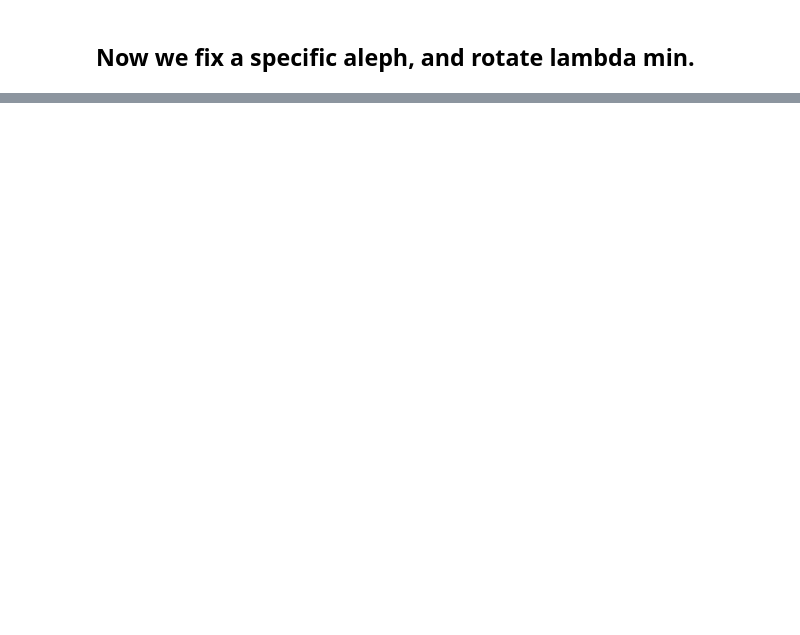
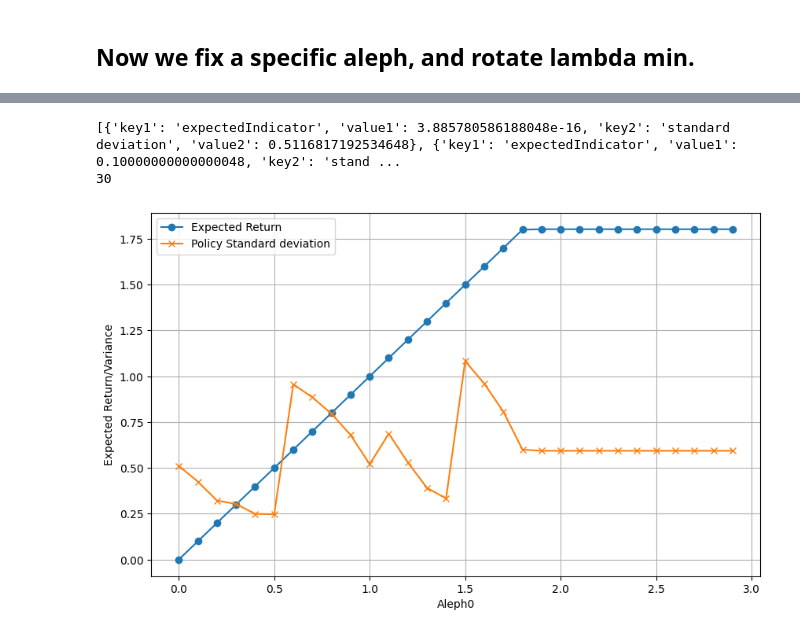
Before and after one commit to v1ta111/webppl-agents-satisfia, a Jupyter notebook: auswertung.ipynb, the cells around one changed output, grey strips where cells are left out. Saved outputs shown, nothing was run; the diff lists cells and outputs as text; code cells hidden in the pictures; blank space fills up the shorter version.

```diff
--- a/auswertung.ipynb
+++ b/auswertung.ipynb
@@ -151,0 +190,47 @@ print(expectedreturn)
+# %%
+with open('check_standarddeviation.json', 'r') as json_file:
+    # Load the JSON data
+    data = json.load(json_file)
+print(data)
+
+import matplotlib.pyplot as plt
+import numpy as np
+
+# Create x values from 0 to 3.0 in 0.1 increments
+
+# Replace these with your own expected return and variance values
+
+expected_return = []
+variance = []
+
+for elements in data:
+    expected_return.append(elements["value1"])
+    variance.append(elements['value2'])
+
+print(len(expected_return))
+# %% [output]
+[{'key1': 'expectedIndicator', 'value1': 3.885780586188048e-16, 'key2': 'standard deviation', 'value2': 0.5116817192534648}, {'key1': 'expectedIndicator', 'value1': 0.10000000000000048, 'key2': 'stand ...
+30
+# %%
+import matplotlib.pyplot as plt
+import numpy as np
+
+# Create x values from 0 to 3.0 in 0.1 increments
+x = np.arange(0, 3.0, 0.1)
+
+
+# Create a figure and axis
+plt.figure(figsize=(10, 6))
+plt.plot(x, expected_return, label='Expected Return', marker='o')
+plt.plot(x, variance, label='Policy Standard deviation', marker='x')
+
+# Add labels and a legend
+plt.xlabel('Aleph0')
+plt.ylabel('Expected Return/Variance')
+plt.legend()
+
+# Show the plot
+plt.grid(True)
+plt.show()
+# %% [output]
+[figure, added]
```
Also changed, not shown: parts of 11 cells of this notebook.
